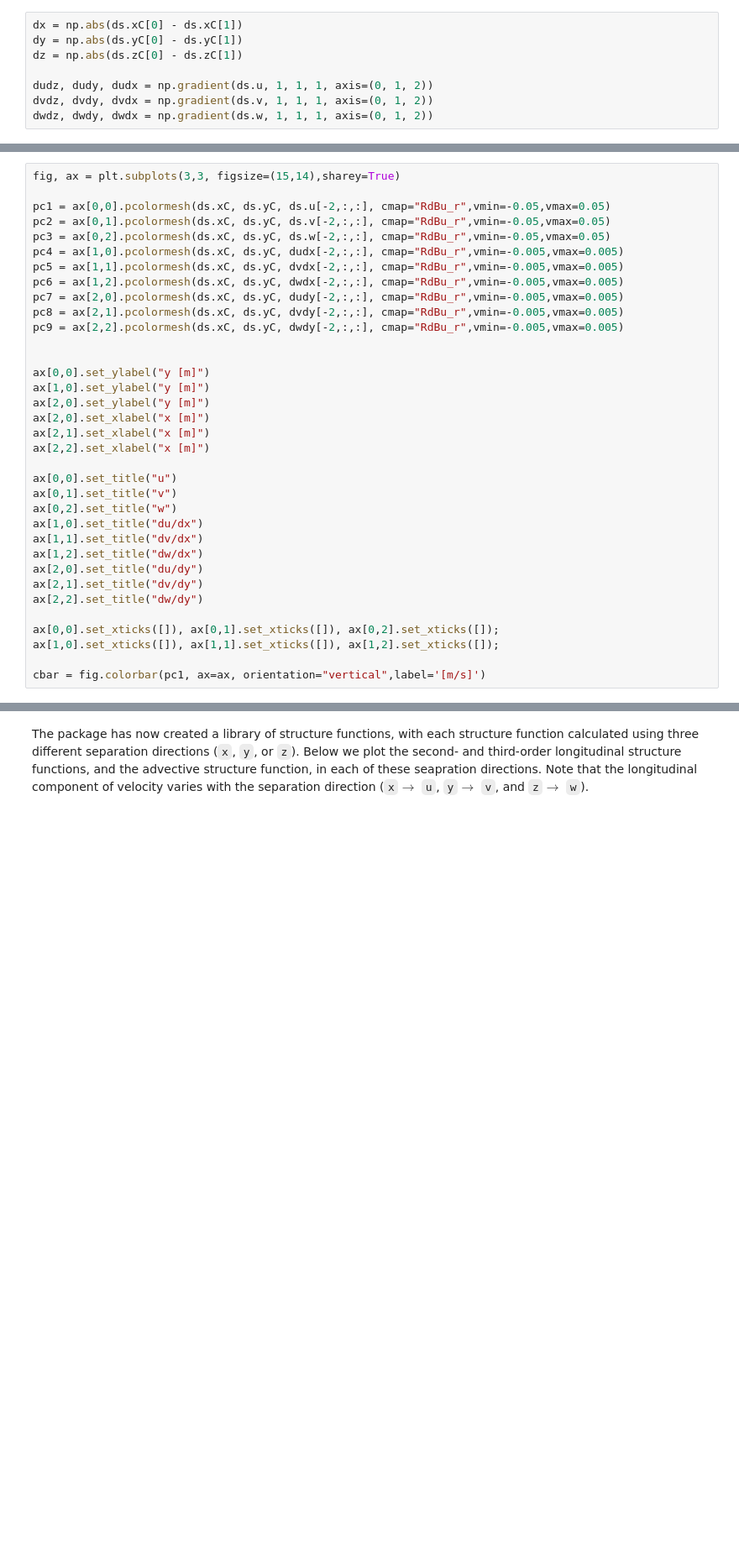
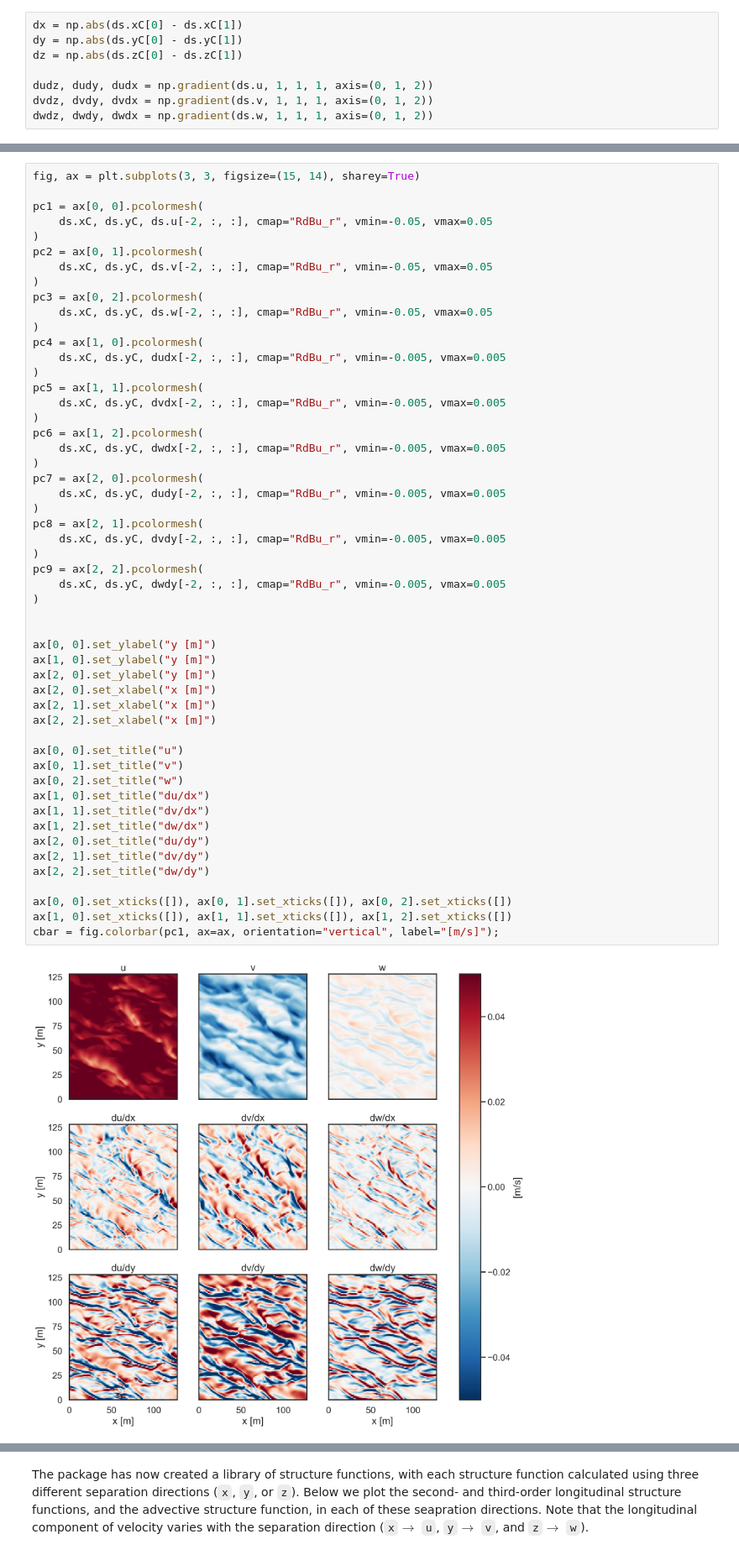
Before and after one commit to cassidymwagner/fluidsf, a Jupyter notebook: docs/source/langmuir_3d_ex.ipynb, the cells around one changed output, grey strips where cells are left out. Shown at 84% size. Saved outputs shown, nothing was run; the diff lists cells and outputs as text; blank space fills up the shorter version.

```diff
--- a/docs/source/langmuir_3d_ex.ipynb
+++ b/docs/source/langmuir_3d_ex.ipynb
@@ -66,36 +78,55 @@ ax[0,0].set_ylim([-70,0])
 # %%
-fig, ax = plt.subplots(3,3, figsize=(15,14),sharey=True)
+fig, ax = plt.subplots(3, 3, figsize=(15, 14), sharey=True)
 
-pc1 = ax[0,0].pcolormesh(ds.xC, ds.yC, ds.u[-2,:,:], cmap="RdBu_r",vmin=-0.05,vmax=0.05)
-pc2 = ax[0,1].pcolormesh(ds.xC, ds.yC, ds.v[-2,:,:], cmap="RdBu_r",vmin=-0.05,vmax=0.05)
-pc3 = ax[0,2].pcolormesh(ds.xC, ds.yC, ds.w[-2,:,:], cmap="RdBu_r",vmin=-0.05,vmax=0.05)
-pc4 = ax[1,0].pcolormesh(ds.xC, ds.yC, dudx[-2,:,:], cmap="RdBu_r",vmin=-0.005,vmax=0.005)
-pc5 = ax[1,1].pcolormesh(ds.xC, ds.yC, dvdx[-2,:,:], cmap="RdBu_r",vmin=-0.005,vmax=0.005)
-pc6 = ax[1,2].pcolormesh(ds.xC, ds.yC, dwdx[-2,:,:], cmap="RdBu_r",vmin=-0.005,vmax=0.005)
-pc7 = ax[2,0].pcolormesh(ds.xC, ds.yC, dudy[-2,:,:], cmap="RdBu_r",vmin=-0.005,vmax=0.005)
-pc8 = ax[2,1].pcolormesh(ds.xC, ds.yC, dvdy[-2,:,:], cmap="RdBu_r",vmin=-0.005,vmax=0.005)
-pc9 = ax[2,2].pcolormesh(ds.xC, ds.yC, dwdy[-2,:,:], cmap="RdBu_r",vmin=-0.005,vmax=0.005)
+pc1 = ax[0, 0].pcolormesh(
+    ds.xC, ds.yC, ds.u[-2, :, :], cmap="RdBu_r", vmin=-0.05, vmax=0.05
+)
+pc2 = ax[0, 1].pcolormesh(
+    ds.xC, ds.yC, ds.v[-2, :, :], cmap="RdBu_r", vmin=-0.05, vmax=0.05
+)
+pc3 = ax[0, 2].pcolormesh(
+    ds.xC, ds.yC, ds.w[-2, :, :], cmap="RdBu_r", vmin=-0.05, vmax=0.05
+)
+pc4 = ax[1, 0].pcolormesh(
+    ds.xC, ds.yC, dudx[-2, :, :], cmap="RdBu_r", vmin=-0.005, vmax=0.005
+)
+pc5 = ax[1, 1].pcolormesh(
+    ds.xC, ds.yC, dvdx[-2, :, :], cmap="RdBu_r", vmin=-0.005, vmax=0.005
+)
+pc6 = ax[1, 2].pcolormesh(
+    ds.xC, ds.yC, dwdx[-2, :, :], cmap="RdBu_r", vmin=-0.005, vmax=0.005
+)
+pc7 = ax[2, 0].pcolormesh(
+    ds.xC, ds.yC, dudy[-2, :, :], cmap="RdBu_r", vmin=-0.005, vmax=0.005
+)
+pc8 = ax[2, 1].pcolormesh(
+    ds.xC, ds.yC, dvdy[-2, :, :], cmap="RdBu_r", vmin=-0.005, vmax=0.005
+)
+pc9 = ax[2, 2].pcolormesh(
+    ds.xC, ds.yC, dwdy[-2, :, :], cmap="RdBu_r", vmin=-0.005, vmax=0.005
+)
 
 
-ax[0,0].set_ylabel("y [m]")
-ax[1,0].set_ylabel("y [m]")
-ax[2,0].set_ylabel("y [m]")
-ax[2,0].set_xlabel("x [m]")
-ax[2,1].set_xlabel("x [m]")
-ax[2,2].set_xlabel("x [m]")
+ax[0, 0].set_ylabel("y [m]")
+ax[1, 0].set_ylabel("y [m]")
+ax[2, 0].set_ylabel("y [m]")
+ax[2, 0].set_xlabel("x [m]")
+ax[2, 1].set_xlabel("x [m]")
+ax[2, 2].set_xlabel("x [m]")
 
-ax[0,0].set_title("u")
-ax[0,1].set_title("v")
-ax[0,2].set_title("w")
-ax[1,0].set_title("du/dx")
-ax[1,1].set_title("dv/dx")
-ax[1,2].set_title("dw/dx")
-ax[2,0].set_title("du/dy")
-ax[2,1].set_title("dv/dy")
-ax[2,2].set_title("dw/dy")
+ax[0, 0].set_title("u")
+ax[0, 1].set_title("v")
+ax[0, 2].set_title("w")
+ax[1, 0].set_title("du/dx")
+ax[1, 1].set_title("dv/dx")
+ax[1, 2].set_title("dw/dx")
+ax[2, 0].set_title("du/dy")
+ax[2, 1].set_title("dv/dy")
+ax[2, 2].set_title("dw/dy")
 
-ax[0,0].set_xticks([]), ax[0,1].set_xticks([]), ax[0,2].set_xticks([]);
-ax[1,0].set_xticks([]), ax[1,1].set_xticks([]), ax[1,2].set_xticks([]);
-
-cbar = fig.colorbar(pc1, ax=ax, orientation="vertical",label='[m/s]')
+ax[0, 0].set_xticks([]), ax[0, 1].set_xticks([]), ax[0, 2].set_xticks([])
+ax[1, 0].set_xticks([]), ax[1, 1].set_xticks([]), ax[1, 2].set_xticks([])
+cbar = fig.colorbar(pc1, ax=ax, orientation="vertical", label="[m/s]");
+# %% [output]
+[figure, added]
 # %% [markdown]
```
Also changed, not shown: parts of 6 cells of this notebook, 1 other file.
